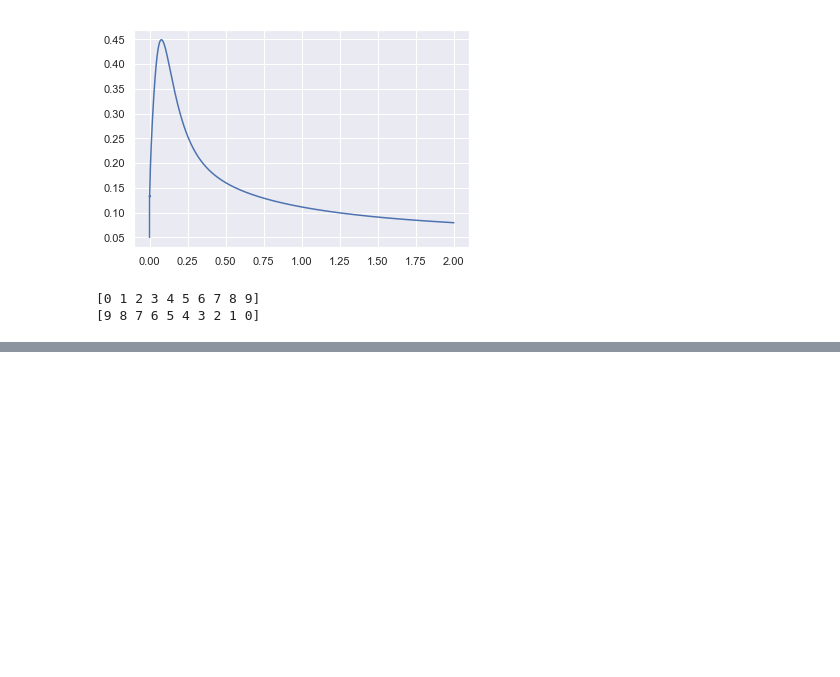
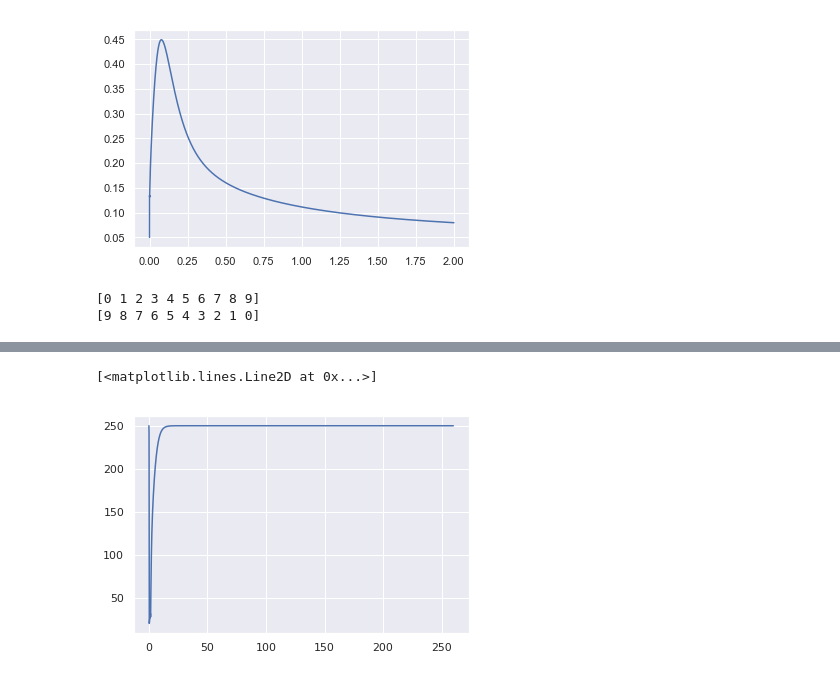
Before and after one commit to vjaltare/Metaplasticity-Memory, a Jupyter notebook: supplementary_RyR_analysis.ipynb, the cells around one changed output, grey strips where cells are left out. Saved outputs shown, nothing was run; the diff lists cells and outputs as text; code cells hidden in the pictures; blank space fills up the shorter version.

```diff
--- a/supplementary_RyR_analysis.ipynb
+++ b/supplementary_RyR_analysis.ipynb
@@ -753,0 +822,5 @@ RyRs to ER+ spine =  30
+# %%
+plt.plot(t4, sol4[:,-10])
+# %% [output]
+[<matplotlib.lines.Line2D at 0x...>]
+[figure, added]
```
Also changed, not shown: parts of 8 cells of this notebook.
